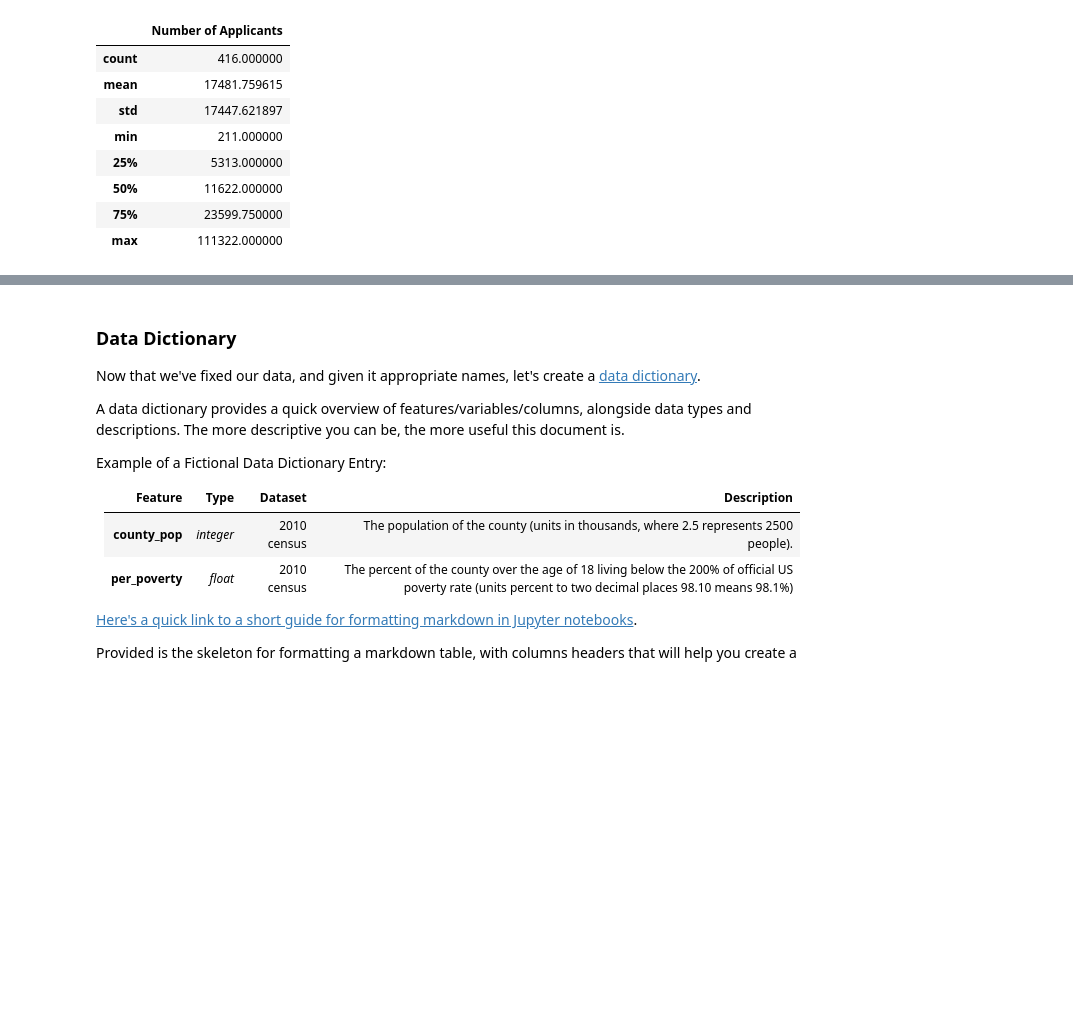
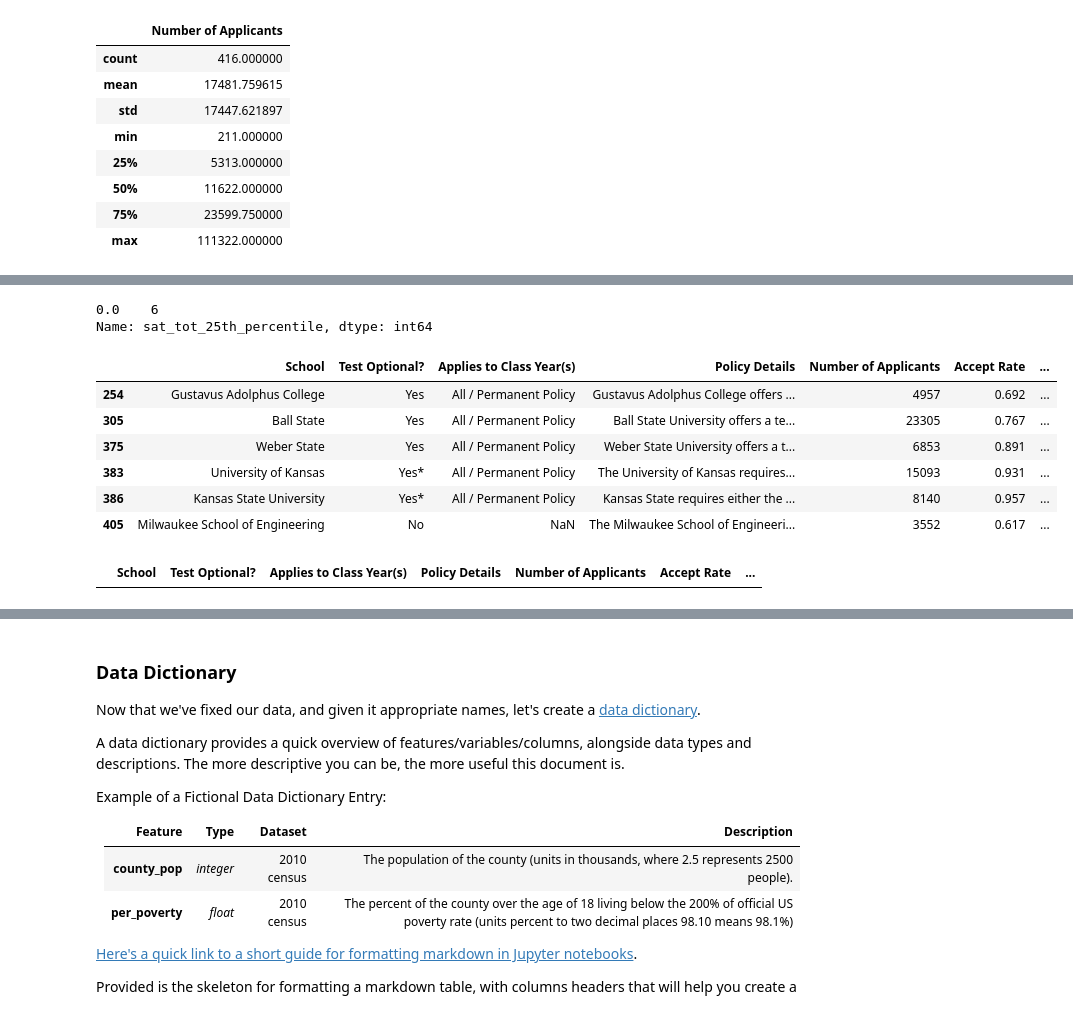
Before and after one commit to lmdunn/actsat, a Jupyter notebook: code/loren-starter-code.ipynb, the cells around one changed output, grey strips where cells are left out. Drawn from its saved outputs; the diff is of its cells as text; code cells hidden in the pictures; blank space fills up the shorter version.

```diff
--- a/code/loren-starter-code.ipynb
+++ b/code/loren-starter-code.ipynb
@@ -725,0 +885,2 @@ DO THIS AFTER CLEANING UP SAT AND ACT TABLES
+# %%
+colleges_df.drop(['SAT Total 25th-75th Percentile', 'ACT Total 25th-75th Percentile'], axis = 1, inplace = True)
@@ -725,0 +896,2 @@ DO THIS AFTER CLEANING UP SAT AND ACT TABLES
+# %%
+colleges_df['Accept Rate'] = colleges_df['Accept Rate'].map(lambda x: per_to_dec(x))
@@ -725,0 +926,2 @@ DO THIS AFTER CLEANING UP SAT AND ACT TABLES
+# %%
+colleges_df['sat_tot_25th_percentile'] = colleges_df['sat_tot_25th_percentile'].map(lambda x: float(x.replace("\u200b\u200b ", "")) if "\u200b\u200b " in x else 0 if x == "" else float(x))
@@ -725,0 +942,4 @@ DO THIS AFTER CLEANING UP SAT AND ACT TABLES
+# %%
+colleges_df['sat_tot_75th_percentile'] = colleges_df['sat_tot_75th_percentile'].map(lambda x: float(x.replace("\u200b\u200b ", "")) if "\u200b\u200b " in x else 0 if x == "" else float(x))
+colleges_df['act_composite_25th_percentile'] = colleges_df['act_composite_25th_percentile'].map(lambda x: float(x.replace("\u200b\u200b ", "")) if "\u200b\u200b " in x else 0 if x == "" else float(x))
+colleges_df['act_composite_75th_percentile'] = colleges_df['act_composite_75th_percentile'].map(lambda x: float(x.replace("\u200b\u200b ", "")) if "\u200b\u200b " in x else 0 if x == "" else float(x))
@@ -725,0 +981,15 @@ DO THIS AFTER CLEANING UP SAT AND ACT TABLES
+# %%
+colleges_df[colleges_df['sat_tot_25th_percentile'] == 0]['sat_tot_25th_percentile'].value_counts()
+# %% [output]
+0.0    6
+Name: sat_tot_25th_percentile, dtype: int64
+# %%
+colleges_df[colleges_df['sat_tot_25th_percentile'] == 0]
+# %% [output]
+|  | School | Test Optional? | Applies to Class Year(s) | Policy Details | Number of Applicants | Accept Rate | ... |
+| 254 | Gustavus Adolphus College | Yes | All / Permanent Policy | Gustavus Adolphus College offers ... | 4957 | 0.692 | ... |
+| 305 | Ball State | Yes | All / Permanent Policy | Ball State University offers a te... | 23305 | 0.767 | ... |
+| 375 | Weber State | Yes | All / Permanent Policy | Weber State University offers a t... | 6853 | 0.891 | ... |
+| 383 | University of Kansas | Yes* | All / Permanent Policy | The University of Kansas requires... | 15093 | 0.931 | ... |
+| 386 | Kansas State University | Yes* | All / Permanent Policy | Kansas State requires either the ... | 8140 | 0.957 | ... |
+| 405 | Milwaukee School of Engineering | No | NaN | The Milwaukee School of Engineeri... | 3552 | 0.617 | ... |
@@ -725,0 +998,4 @@ DO THIS AFTER CLEANING UP SAT AND ACT TABLES
+# %%
+colleges_df[colleges_df['sat_tot_25th_percentile'] == 0]
+# %% [output]
+|  | School | Test Optional? | Applies to Class Year(s) | Policy Details | Number of Applicants | Accept Rate | ... |
```
Also changed, not shown: parts of 82 cells of this notebook.
